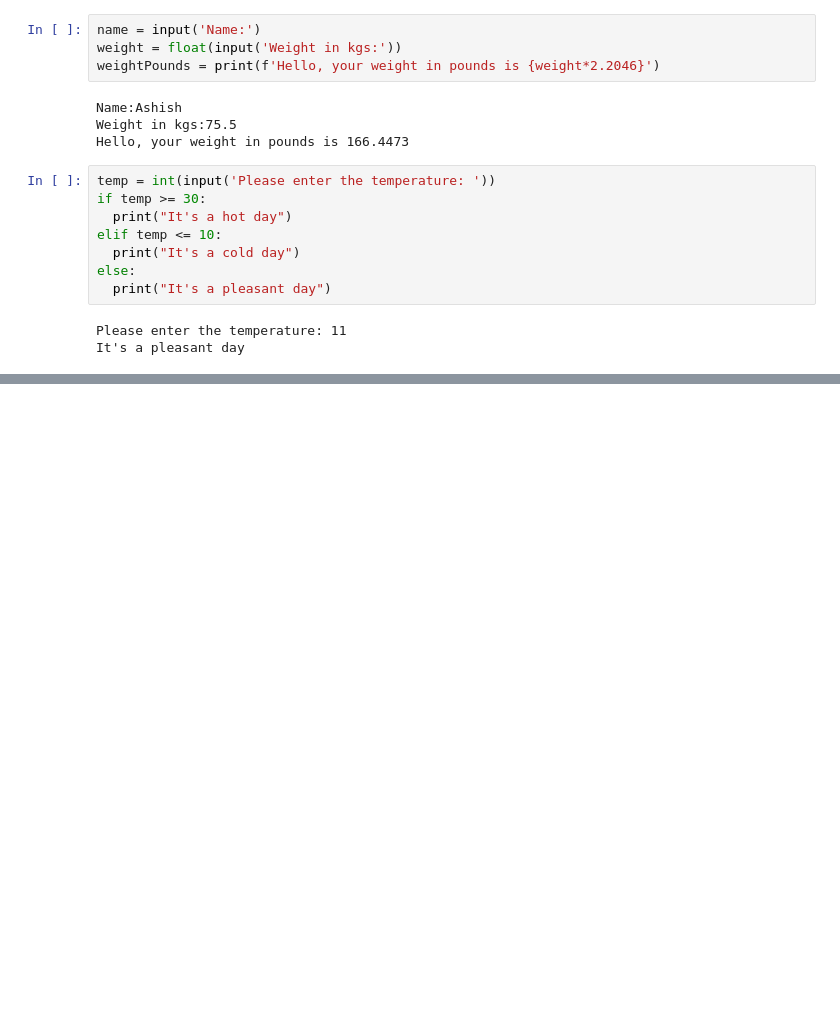
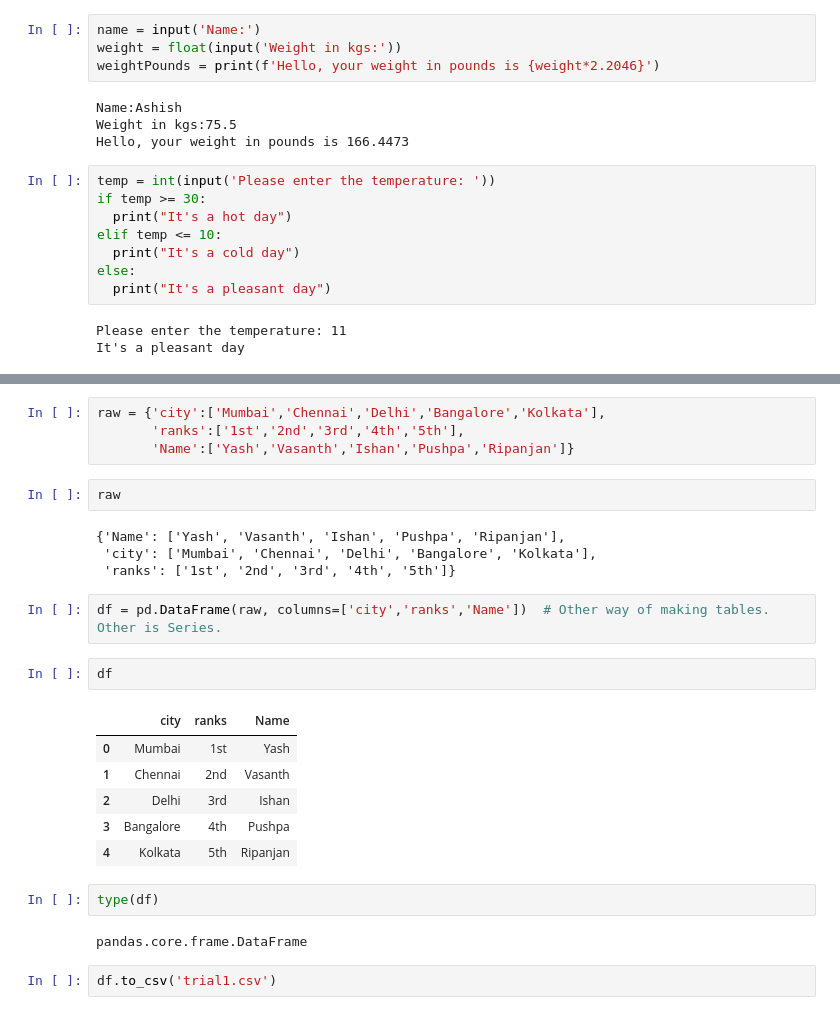
Before and after one commit to Ashish-Madathil/Rough, a Jupyter notebook: Rough_Random.ipynb, the cells around one changed output, grey strips where cells are left out. Saved outputs shown, nothing was run; the diff lists cells and outputs as text; blank space fills up the shorter version.

```diff
--- a/Rough_Random.ipynb
+++ b/Rough_Random.ipynb
@@ -140,0 +485,27 @@ It's a pleasant day
+# %%
+raw = {'city':['Mumbai','Chennai','Delhi','Bangalore','Kolkata'],
+       'ranks':['1st','2nd','3rd','4th','5th'],
+       'Name':['Yash','Vasanth','Ishan','Pushpa','Ripanjan']}
+# %%
+raw
+# %% [output]
+{'Name': ['Yash', 'Vasanth', 'Ishan', 'Pushpa', 'Ripanjan'],
+ 'city': ['Mumbai', 'Chennai', 'Delhi', 'Bangalore', 'Kolkata'],
+ 'ranks': ['1st', '2nd', '3rd', '4th', '5th']}
+# %%
+df = pd.DataFrame(raw, columns=['city','ranks','Name'])  # Other way of making tables. Other is Series.
+# %%
+df
+# %% [output]
+|  | city | ranks | Name |
+| 0 | Mumbai | 1st | Yash |
+| 1 | Chennai | 2nd | Vasanth |
+| 2 | Delhi | 3rd | Ishan |
+| 3 | Bangalore | 4th | Pushpa |
+| 4 | Kolkata | 5th | Ripanjan |
+# %%
+type(df)
+# %% [output]
+pandas.core.frame.DataFrame
+# %%
+df.to_csv('trial1.csv')
```
Also changed, not shown: parts of 51 cells of this notebook.
